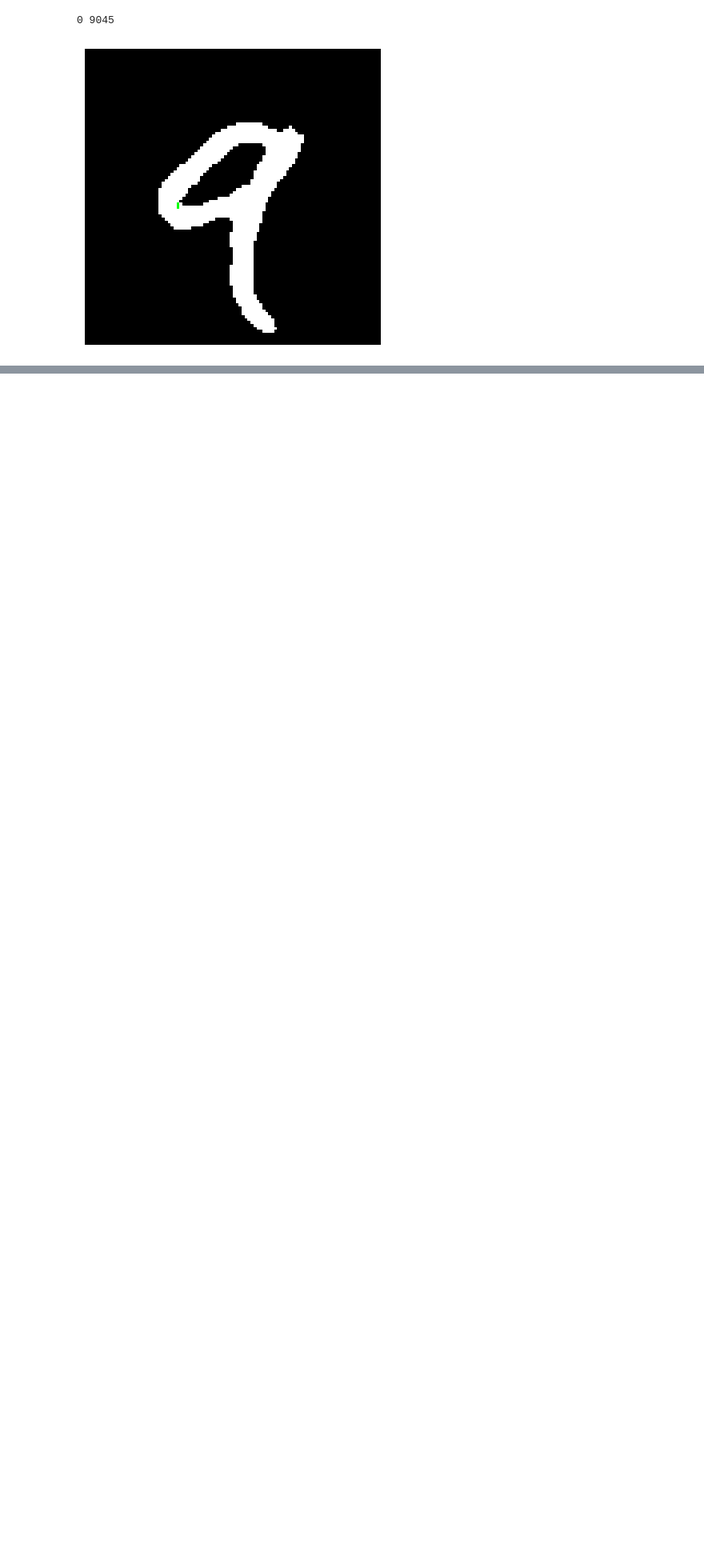
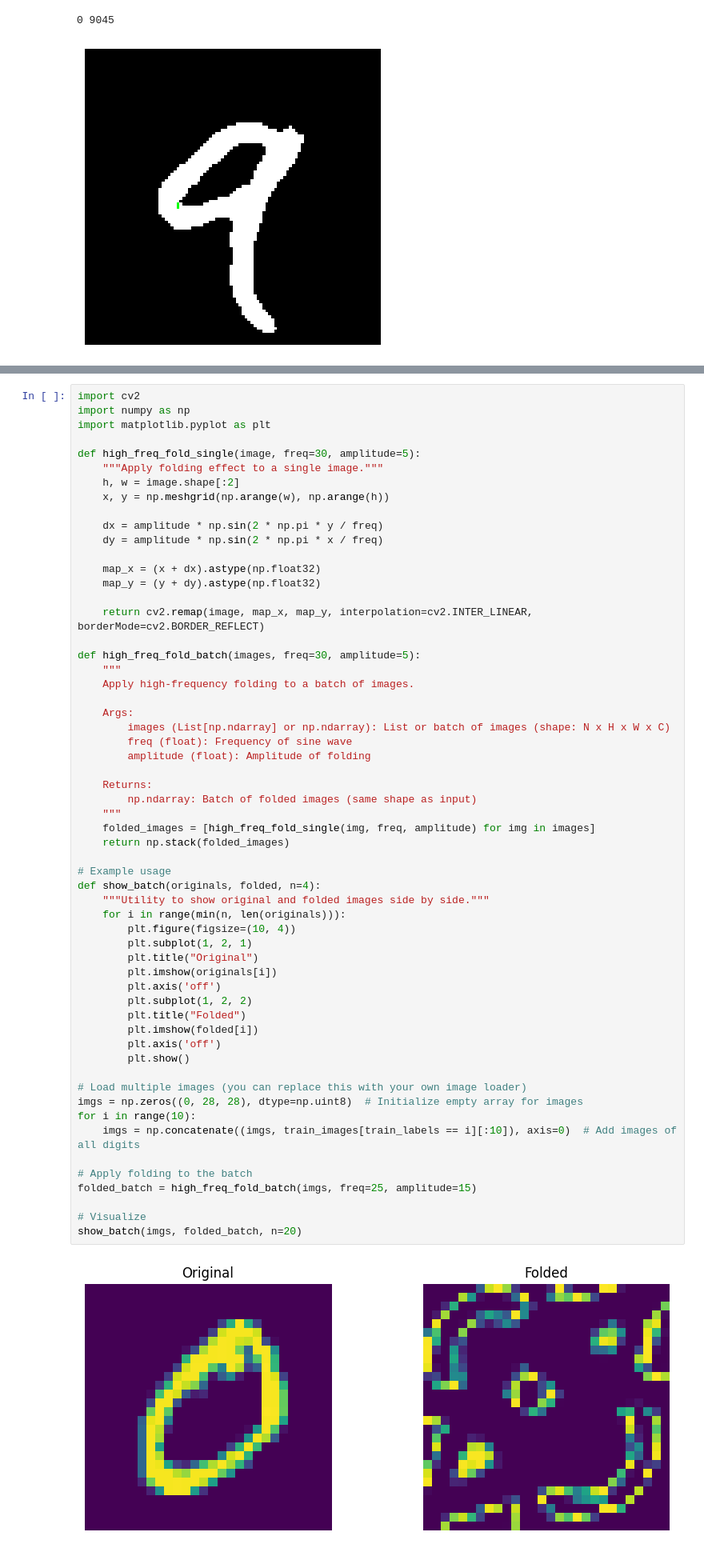
Before and after one commit to ewaMiazga/ai-lab-work, a Jupyter notebook: ransac-hough-mnist-experiments.ipynb, the cells around one changed output, grey strips where cells are left out. Shown at 80% size. Cells and saved outputs as stored; diff of their text form; blank space fills up the shorter version.

Commit message:
Add smoothed images

```diff
--- a/ransac-hough-mnist-experiments.ipynb
+++ b/ransac-hough-mnist-experiments.ipynb
@@ -1789,0 +1795,60 @@ plt.show()
+# %%
+import cv2
+import numpy as np
+import matplotlib.pyplot as plt
+
+def high_freq_fold_single(image, freq=30, amplitude=5):
+    """Apply folding effect to a single image."""
+    h, w = image.shape[:2]
+    x, y = np.meshgrid(np.arange(w), np.arange(h))
+
+    dx = amplitude * np.sin(2 * np.pi * y / freq)
+    dy = amplitude * np.sin(2 * np.pi * x / freq)
+
+    map_x = (x + dx).astype(np.float32)
+    map_y = (y + dy).astype(np.float32)
+
+    return cv2.remap(image, map_x, map_y, interpolation=cv2.INTER_LINEAR, borderMode=cv2.BORDER_REFLECT)
+
+def high_freq_fold_batch(images, freq=30, amplitude=5):
+    """
+    Apply high-frequency folding to a batch of images.
+
+    Args:
+        images (List[np.ndarray] or np.ndarray): List or batch of images (shape: N x H x W x C)
+        freq (float): Frequency of sine wave
+        amplitude (float): Amplitude of folding
+
+    Returns:
+        np.ndarray: Batch of folded images (same shape as input)
+    """
+    folded_images = [high_freq_fold_single(img, freq, amplitude) for img in images]
+    return np.stack(folded_images)
+
+# Example usage
+def show_batch(originals, folded, n=4):
+    """Utility to show original and folded images side by side."""
+    for i in range(min(n, len(originals))):
+        plt.figure(figsize=(10, 4))
+        plt.subplot(1, 2, 1)
+        plt.title("Original")
+        plt.imshow(originals[i])
+        plt.axis('off')
+        plt.subplot(1, 2, 2)
+        plt.title("Folded")
+        plt.imshow(folded[i])
+        plt.axis('off')
+        plt.show()
+
+# Load multiple images (you can replace this with your own image loader)
+imgs = np.zeros((0, 28, 28), dtype=np.uint8)  # Initialize empty array for images
+for i in range(10):
+    imgs = np.concatenate((imgs, train_images[train_labels == i][:10]), axis=0)  # Add images of all digits
+
+# Apply folding to the batch
+folded_batch = high_freq_fold_batch(imgs, freq=25, amplitude=15)
+
+# Visualize
+show_batch(imgs, folded_batch, n=20)
+# %% [output]
+[figure, added]
```
Also changed, not shown: parts of 6 cells of this notebook, 2 other files.
